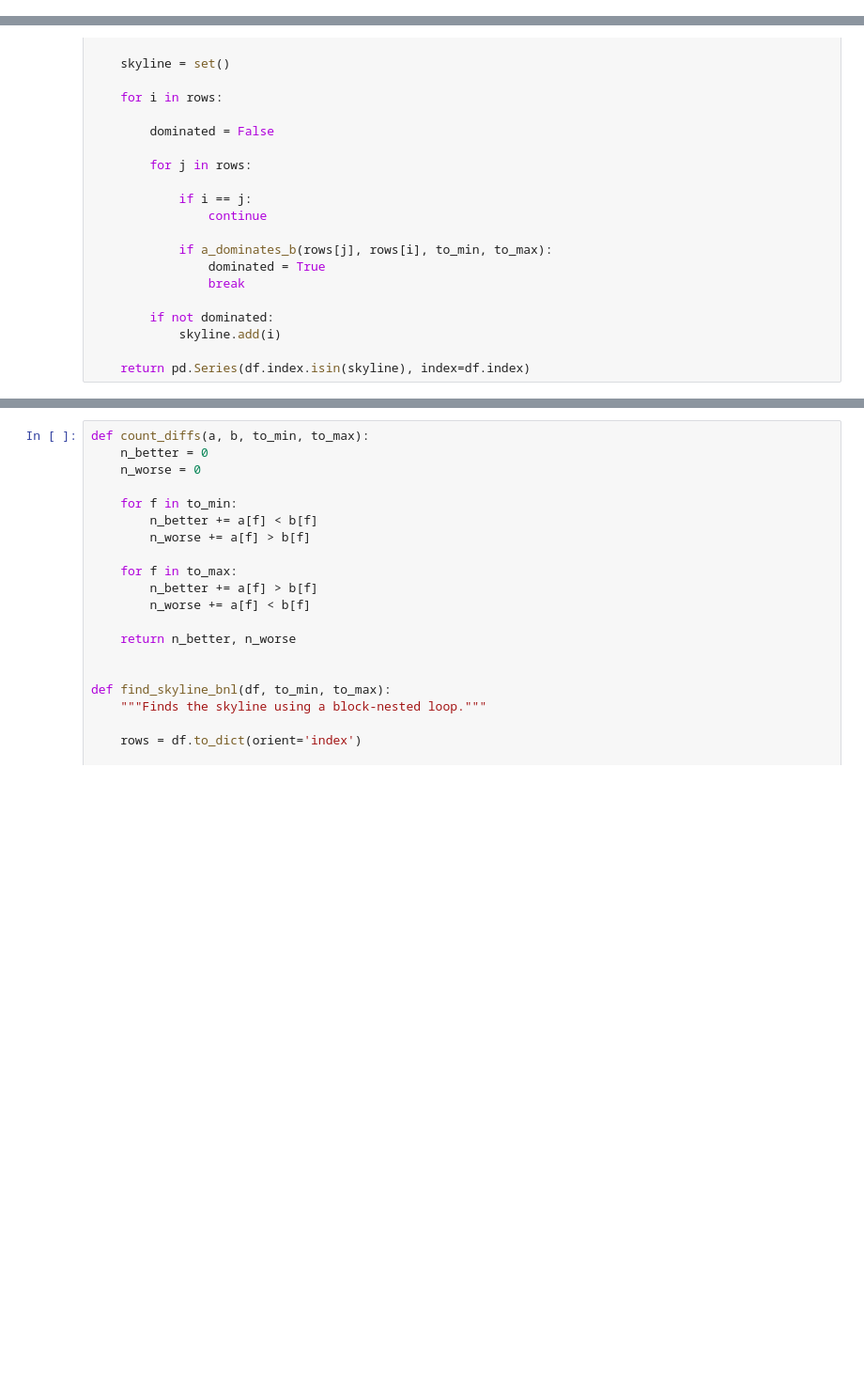
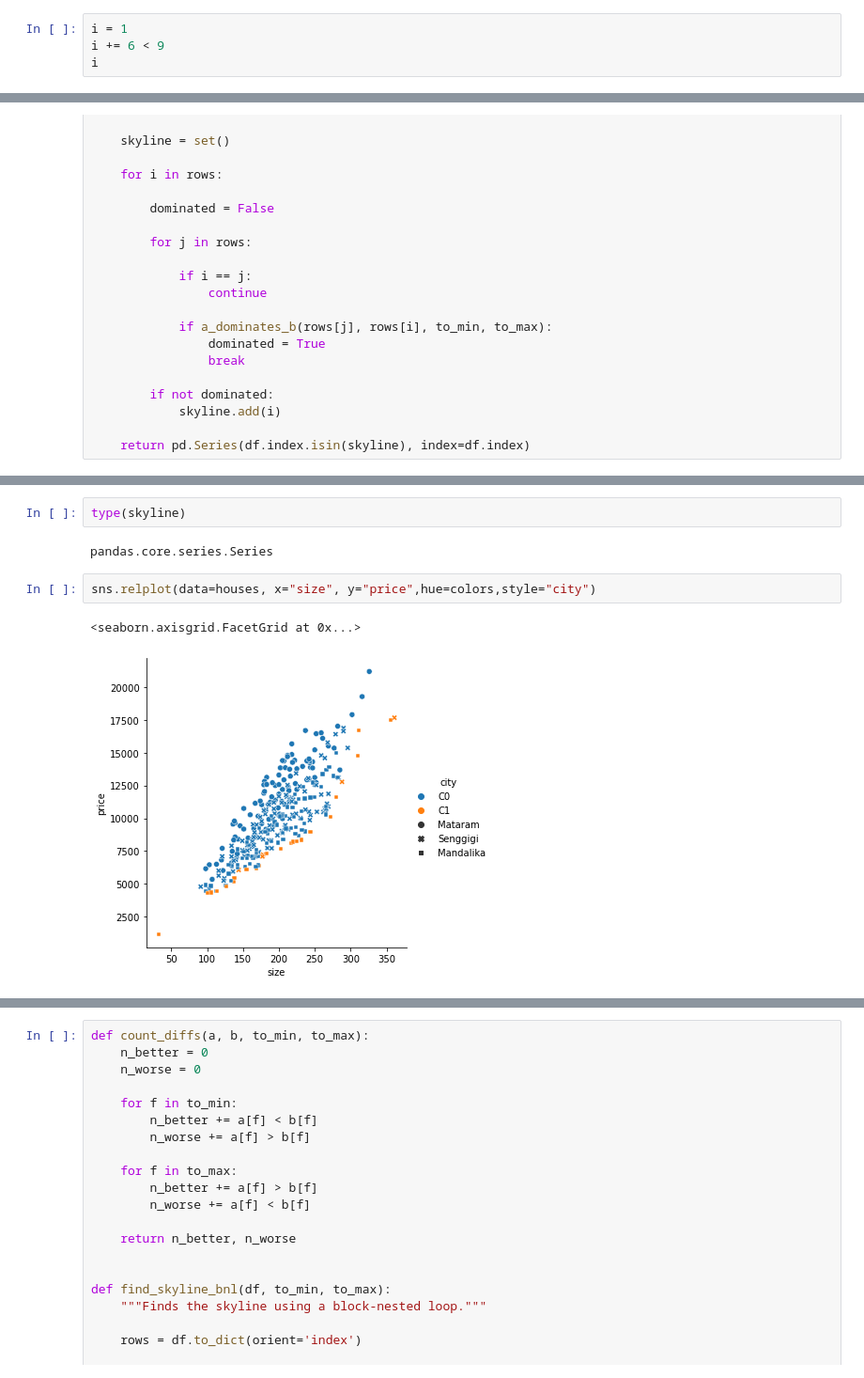
Before and after one commit to wirarama/datamining, a Jupyter notebook: Skyline Query.ipynb, the cells around one changed output, grey strips where cells are left out. Shown at 94% size. Cells and saved outputs as stored; diff of their text form; blank space fills up the shorter version.

```diff
--- a/Skyline Query.ipynb
+++ b/Skyline Query.ipynb
@@ -60,3 +56,7 @@ def a_dominates_b(a, b, to_min, to_max):
     if n_better > 0:
         return True
     return False
+# %%
+i = 1
+i += 6 < 9
+i
@@ -95,0 +100,9 @@ Text(0.5, 1.0, 'Houses skyline')
+# %%
+type(skyline)
+# %% [output]
+pandas.core.series.Series
+# %%
+sns.relplot(data=houses, x="size", y="price",hue=colors,style="city")
+# %% [output]
+<seaborn.axisgrid.FacetGrid at 0x...>
+[figure, added]
```
Also changed, not shown: parts of 18 cells of this notebook.
